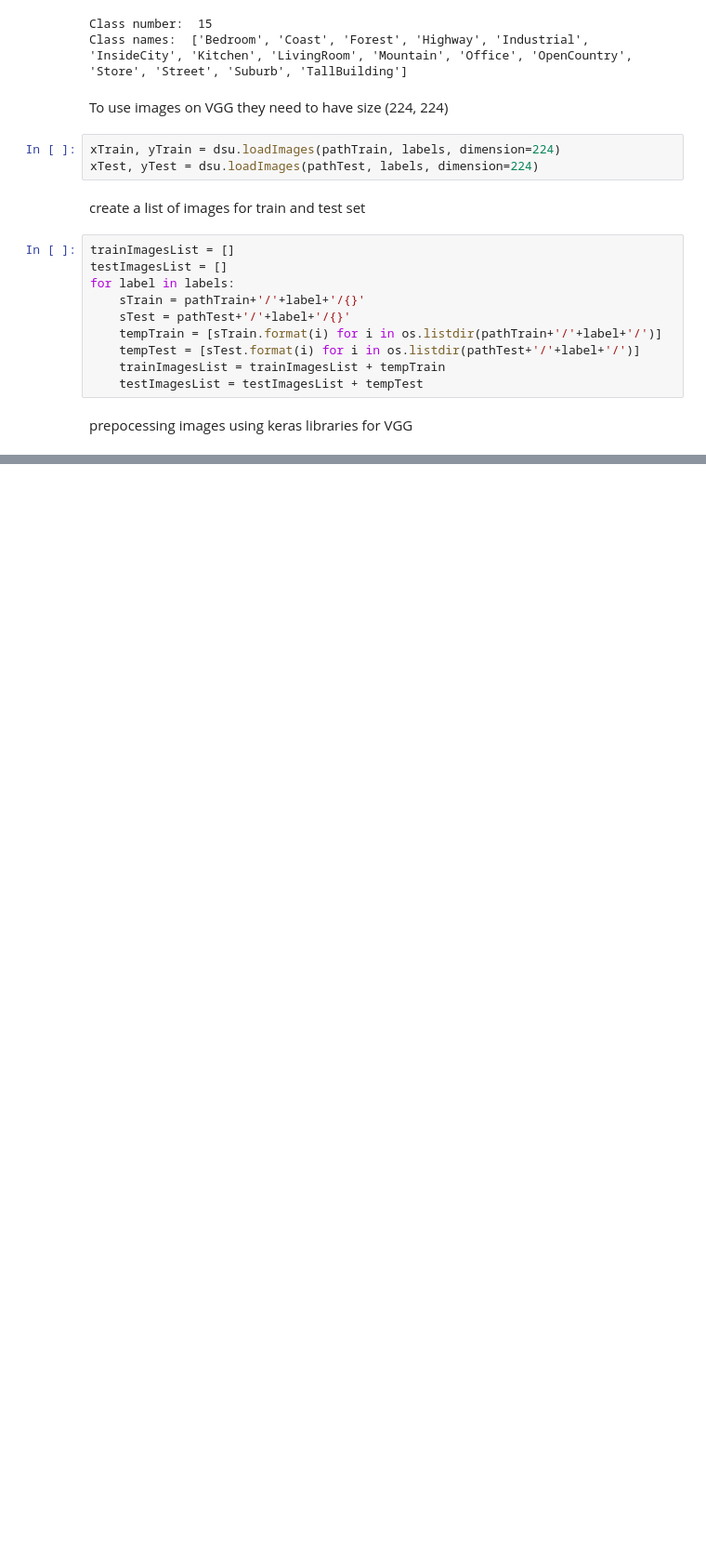
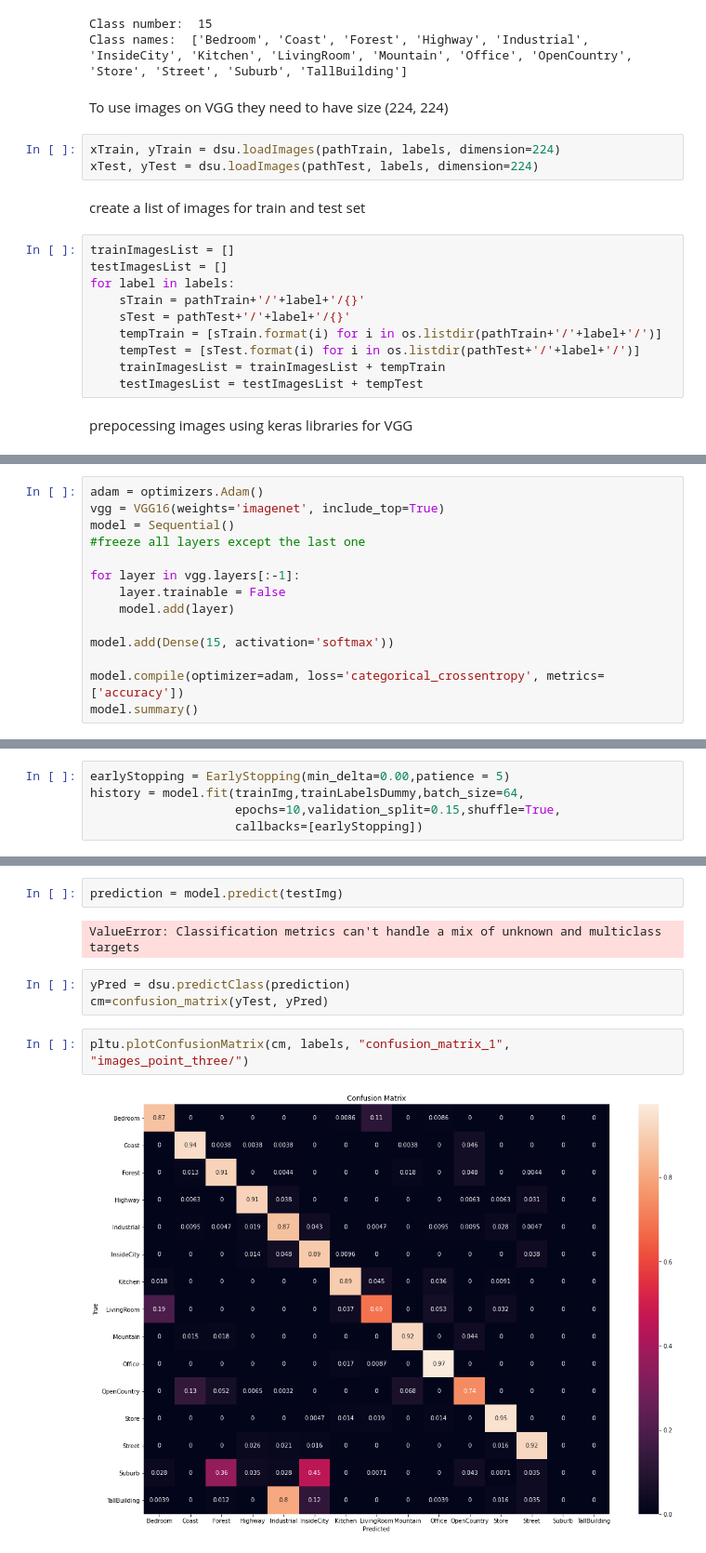
Before and after one commit to Gideon996/Computer-Vision-2020, a Jupyter notebook: Point_Three.ipynb, the cells around one changed output, grey strips where cells are left out. Shown at 93% size. Cells and saved outputs as stored; diff of their text form; blank space fills up the shorter version.

Commit message:
Now we fit a VGG16 model and print some graph

```diff
--- a/Point_Three.ipynb
+++ b/Point_Three.ipynb
@@ -80,0 +87,14 @@ testLabels=to_categorical(yTest,15)
+# %%
+adam = optimizers.Adam()
+vgg = VGG16(weights='imagenet', include_top=True)
+model = Sequential()
+#freeze all layers except the last one
+
+for layer in vgg.layers[:-1]:
+    layer.trainable = False
+    model.add(layer)
+
+model.add(Dense(15, activation='softmax'))
+
+model.compile(optimizer=adam, loss='categorical_crossentropy', metrics=['accuracy'])
+model.summary()
@@ -80,0 +119,5 @@ testLabels=to_categorical(yTest,15)
+# %%
+earlyStopping = EarlyStopping(min_delta=0.00,patience = 5)
+history = model.fit(trainImg,trainLabelsDummy,batch_size=64,
+                    epochs=10,validation_split=0.15,shuffle=True,
+                    callbacks=[earlyStopping])
@@ -80,0 +141,11 @@ testLabels=to_categorical(yTest,15)
+# %%
+prediction = model.predict(testImg)
+# %% [output]
+ValueError: Classification metrics can't handle a mix of unknown and multiclass targets
+# %%
+yPred = dsu.predictClass(prediction)
+cm=confusion_matrix(yTest, yPred)
+# %%
+pltu.plotConfusionMatrix(cm, labels, "confusion_matrix_1", "images_point_three/")
+# %% [output]
+[figure, added]
```
Also changed, not shown: parts of 8 cells of this notebook.
